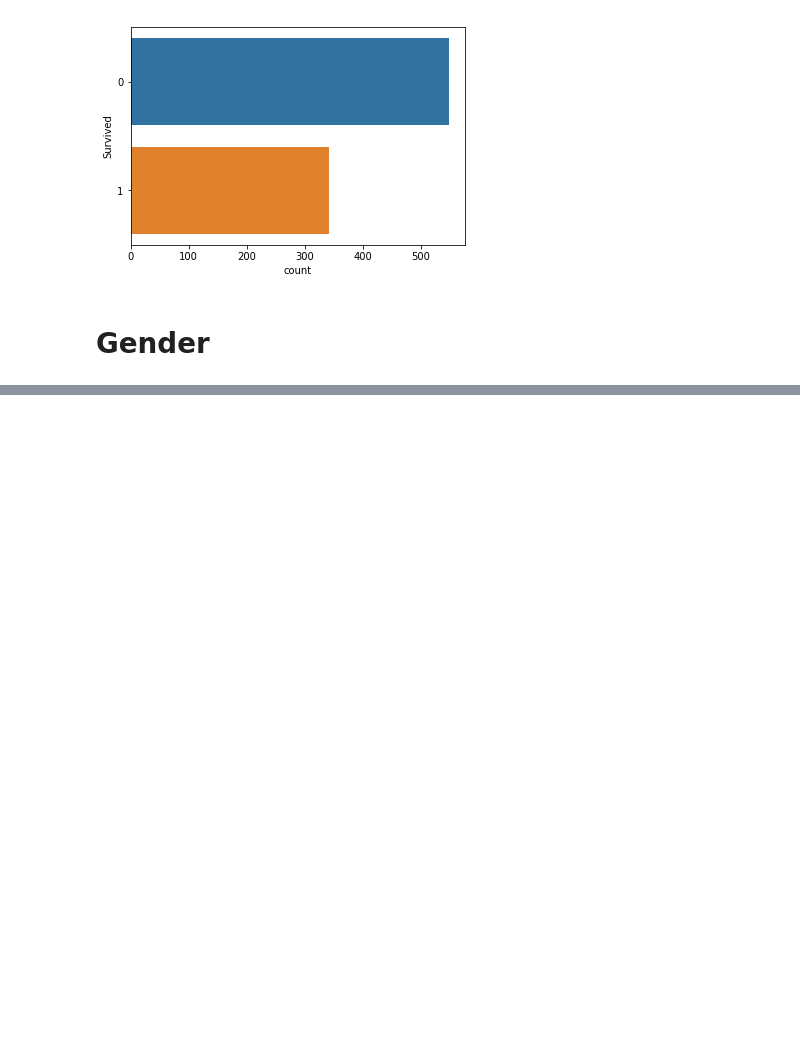
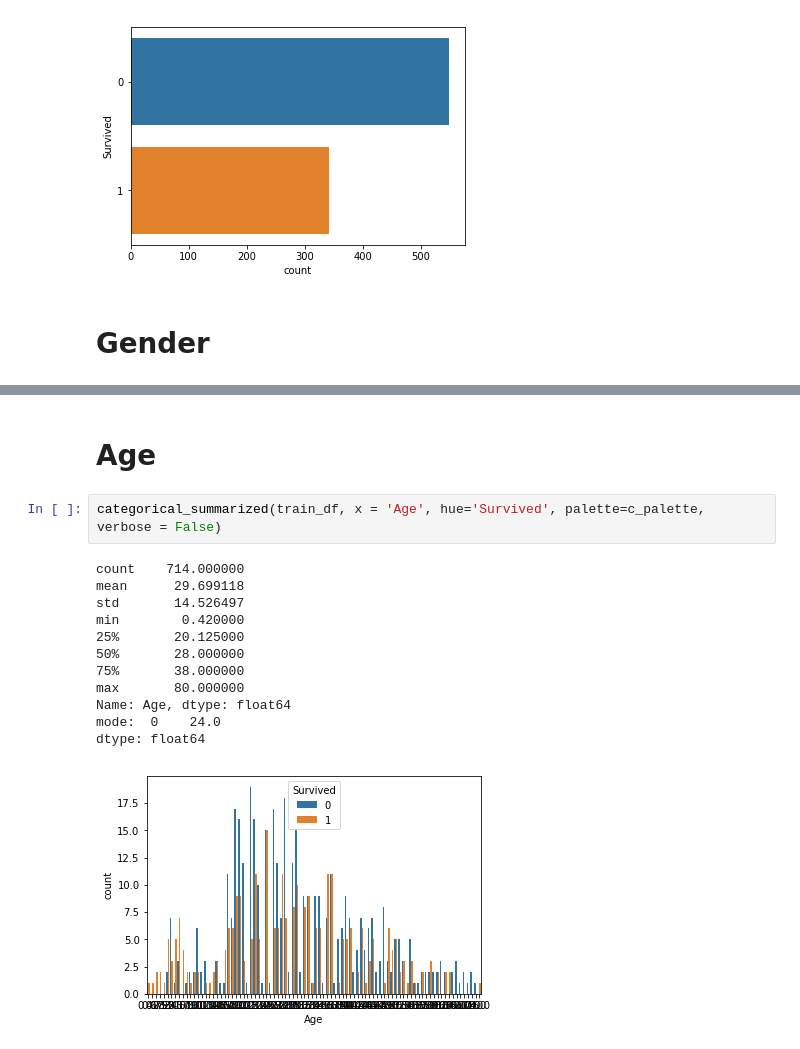
Before and after one commit to notha99y/EDA, a Jupyter notebook: Titanic.ipynb, the cells around one changed output, grey strips where cells are left out. Saved outputs shown, nothing was run; the diff lists cells and outputs as text; blank space fills up the shorter version.

```diff
--- a/Titanic.ipynb
+++ b/Titanic.ipynb
@@ -94,3 +95,20 @@ male      577
 female    314
 Name: Sex, dtype: int64
 [figure]
+# %% [markdown]
+# Age
+# %%
+categorical_summarized(train_df, x = 'Age', hue='Survived', palette=c_palette, verbose = False)
+# %% [output]
+count    714.000000
+mean      29.699118
+std       14.526497
+min        0.420000
+25%       20.125000
+50%       28.000000
+75%       38.000000
+max       80.000000
+Name: Age, dtype: float64
+mode:  0    24.0
+dtype: float64
+[figure, added]
```
Also changed, not shown: parts of 5 cells of this notebook, 5 other files.
